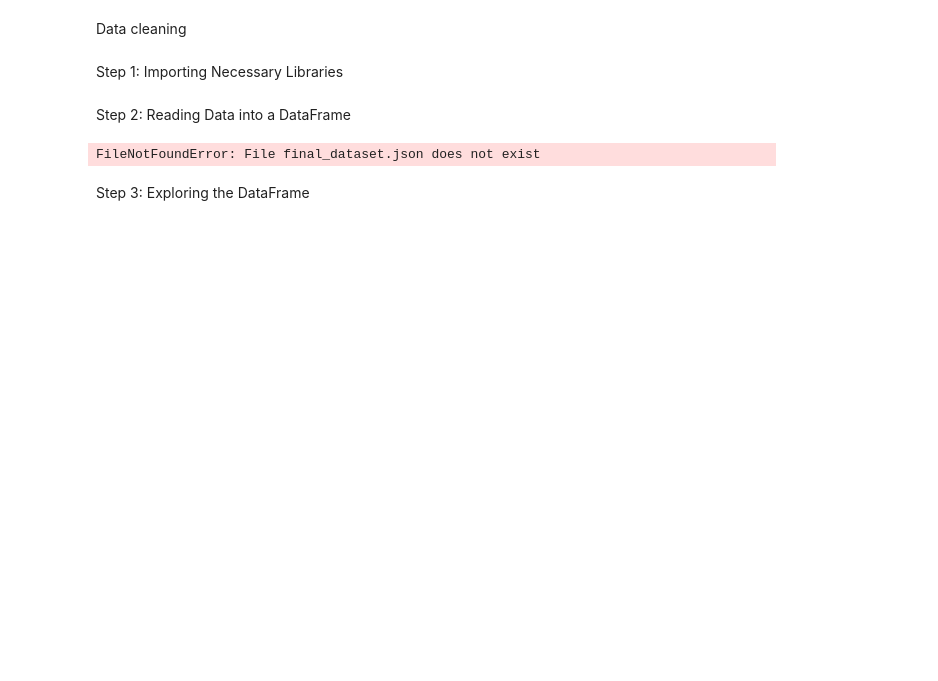
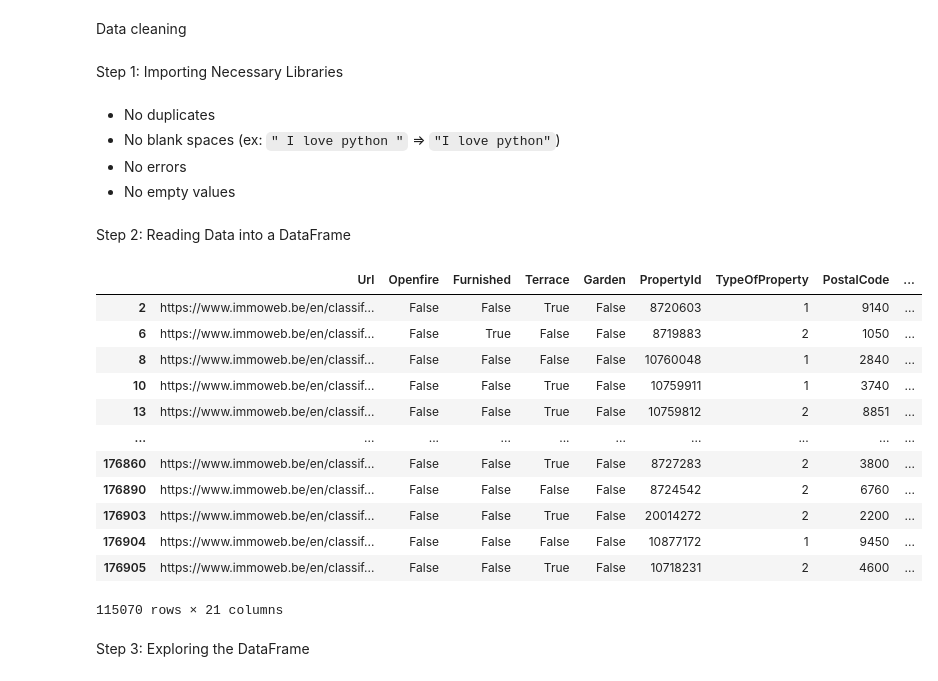
Before and after one commit to AdrienPiette/Data-visualisation, a Jupyter notebook: cleaning/cleaning-1.ipynb, the cells around one changed output. Saved outputs shown, nothing was run; the diff lists cells and outputs as text; code cells hidden in the pictures; blank space fills up the shorter version.

```diff
--- a/cleaning/cleaning-1.ipynb
+++ b/cleaning/cleaning-1.ipynb
@@ -2,6 +2,11 @@
 Data cleaning
 # %% [markdown]
 Step 1: Importing Necessary Libraries
+# %% [markdown]
+- No duplicates
+- No blank spaces (ex: `" I love python "` => `"I love python"`)
+- No errors
+- No empty values
 # %%
 import pandas as pd
 import json
@@ -11,8 +16,22 @@ import numpy as np
 Step 2: Reading Data into a DataFrame
 # %%
 df = pd.read_json('final_dataset.json')
+df = df.replace(r'\s+', '', regex=True)
+df
 # %% [output]
+|  | Url | Openfire | Furnished | Terrace | Garden | PropertyId | TypeOfProperty | PostalCode | ... |
+| 2 | https://www.immoweb.be/en/classif... | False | False | True | False | 8720603 | 1 | 9140 | ... |
+| 6 | https://www.immoweb.be/en/classif... | False | True | False | False | 8719883 | 2 | 1050 | ... |
+| 8 | https://www.immoweb.be/en/classif... | False | False | False | False | 10760048 | 1 | 2840 | ... |
+| 10 | https://www.immoweb.be/en/classif... | False | False | True | False | 10759911 | 1 | 3740 | ... |
+| 13 | https://www.immoweb.be/en/classif... | False | False | True | False | 10759812 | 2 | 8851 | ... |
+| ... | ... | ... | ... | ... | ... | ... | ... | ... | ... |
+| 176860 | https://www.immoweb.be/en/classif... | False | False | True | False | 8727283 | 2 | 3800 | ... |
+| 176890 | https://www.immoweb.be/en/classif... | False | False | False | False | 8724542 | 2 | 6760 | ... |
+| 176903 | https://www.immoweb.be/en/classif... | False | False | True | False | 20014272 | 2 | 2200 | ... |
+| 176904 | https://www.immoweb.be/en/classif... | False | False | False | False | 10877172 | 1 | 9450 | ... |
+| 176905 | https://www.immoweb.be/en/classif... | False | False | True | False | 10718231 | 2 | 4600 | ... |
-FileNotFoundError: File final_dataset.json does not exist
+115070 rows × 21 columns
 # %% [markdown]
 Step 3: Exploring the DataFrame
 # %%
```
Also changed, not shown: parts of 6 cells of this notebook, 8 other files.
